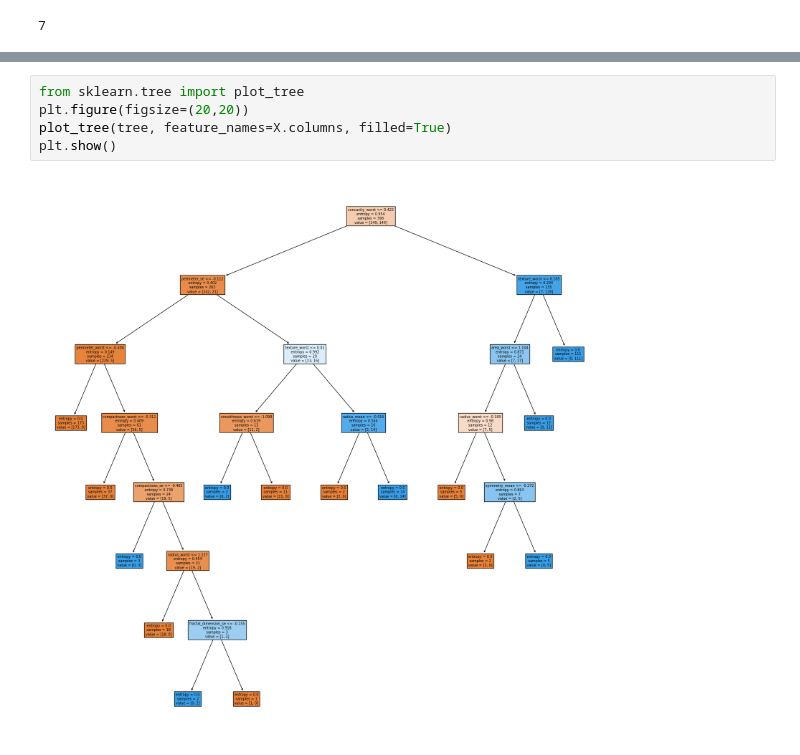
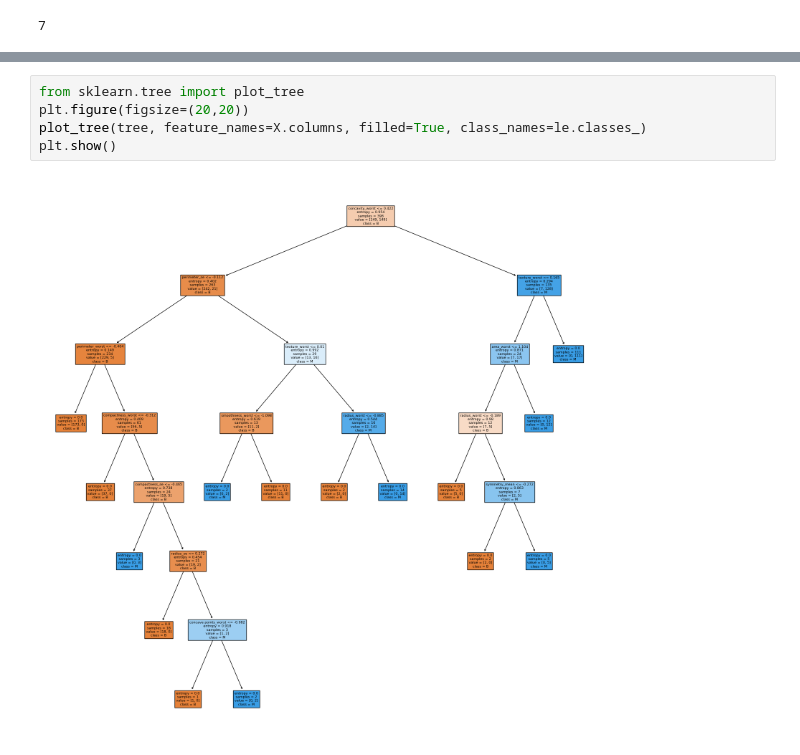
Before and after one commit to nachikethmurthy/Data-Science-Python-Sep-25, a Jupyter notebook: Module-4/LogisticRegression Decision Tree.ipynb, the cells around one changed output, grey strips where cells are left out. Cells and saved outputs as stored; diff of their text form.

```diff
--- a/Module-4/LogisticRegression Decision Tree.ipynb
+++ b/Module-4/LogisticRegression Decision Tree.ipynb
@@ -408,7 +469,7 @@ f1_score(y_test,y_pred)
 # %%
 from sklearn.tree import plot_tree
 plt.figure(figsize=(20,20))
-plot_tree(tree, feature_names=X.columns, filled=True)
+plot_tree(tree, feature_names=X.columns, filled=True, class_names=le.classes_)
 plt.show()
 # %% [output]
-[figure, old version]
+[figure, new version]
```
Also changed, not shown: parts of 42 cells of this notebook, 4 other files.
